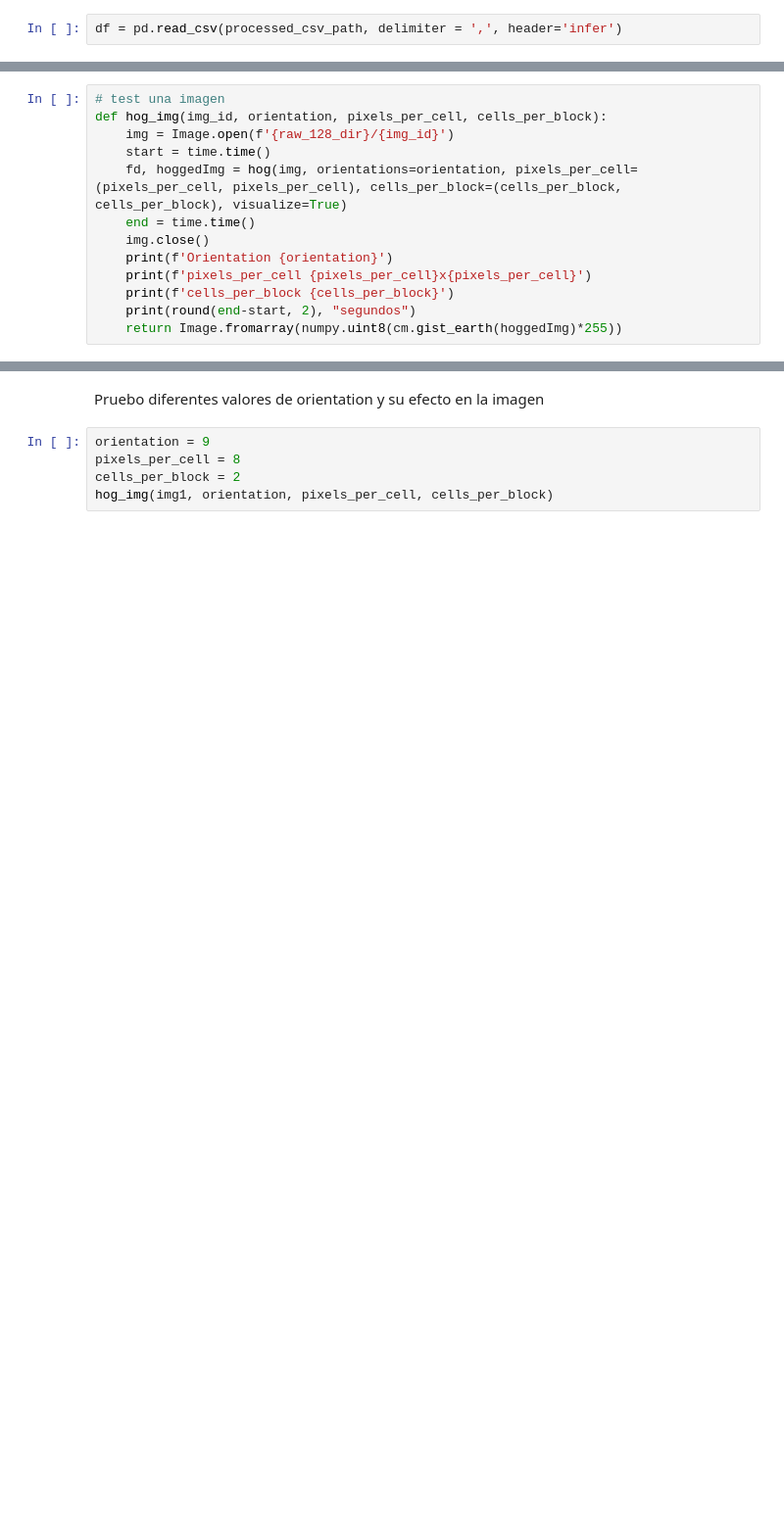
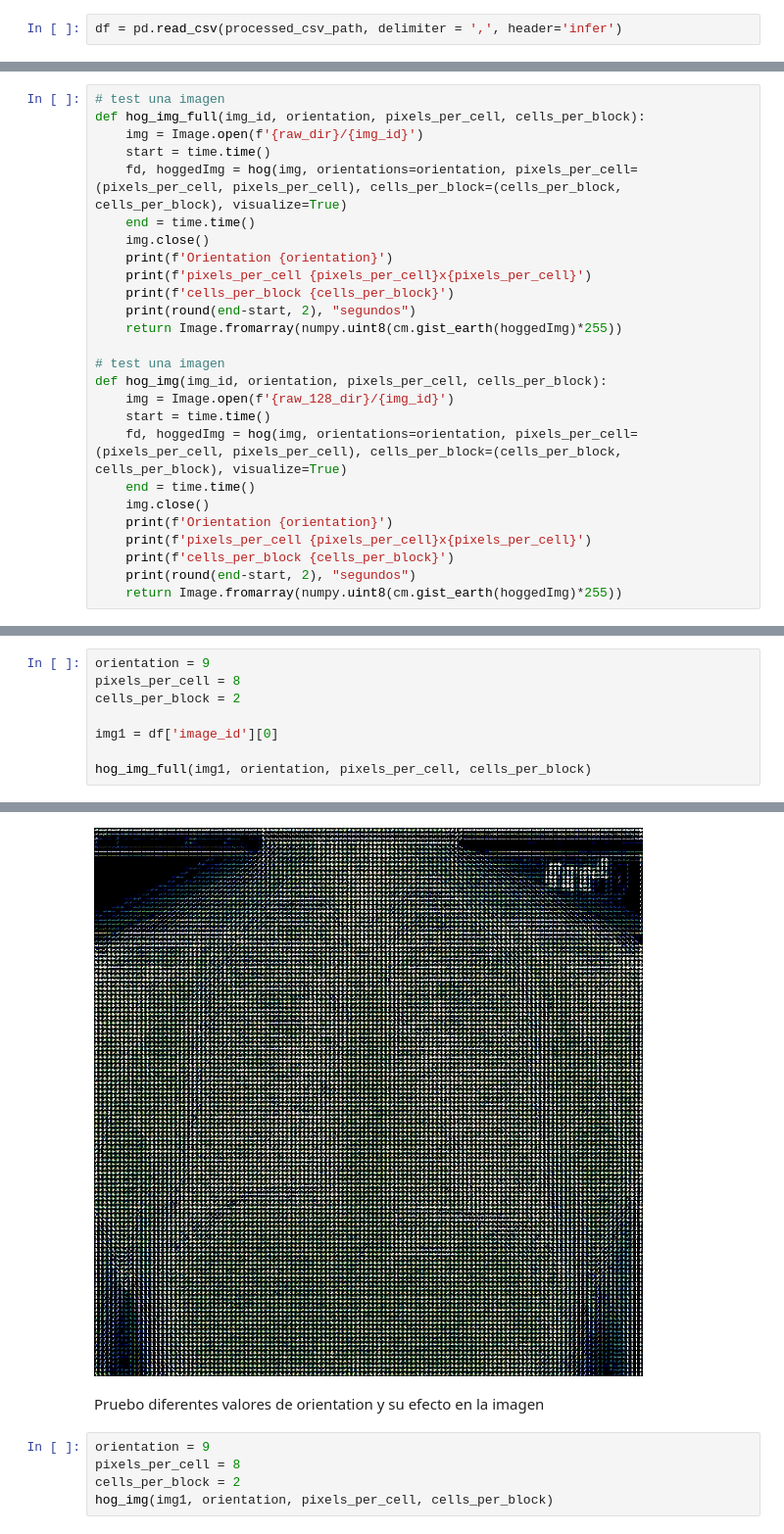
Before and after one commit to sebiglesias/tp_final_ECD, a Jupyter notebook: notebooks/hog.ipynb, the cells around one changed output, grey strips where cells are left out. Shown at 98% size. Cells and saved outputs as stored; diff of their text form; blank space fills up the shorter version.

```diff
--- a/notebooks/hog.ipynb
+++ b/notebooks/hog.ipynb
@@ -57,4 +85,17 @@ df.head(10)
 # %%
+# test una imagen
+def hog_img_full(img_id, orientation, pixels_per_cell, cells_per_block):
+    img = Image.open(f'{raw_dir}/{img_id}')
+    start = time.time()
+    fd, hoggedImg = hog(img, orientations=orientation, pixels_per_cell=(pixels_per_cell, pixels_per_cell), cells_per_block=(cells_per_block, cells_per_block), visualize=True)
+    end = time.time()
+    img.close()
+    print(f'Orientation {orientation}')
+    print(f'pixels_per_cell {pixels_per_cell}x{pixels_per_cell}')
+    print(f'cells_per_block {cells_per_block}')
+    print(round(end-start, 2), "segundos")
+    return Image.fromarray(numpy.uint8(cm.gist_earth(hoggedImg)*255))
+
 # test una imagen
 def hog_img(img_id, orientation, pixels_per_cell, cells_per_block):
     img = Image.open(f'{raw_128_dir}/{img_id}')
@@ -71,0 +111,9 @@ img1 = df['image_id'][0]
+# %%
+orientation = 9
+pixels_per_cell = 8
+cells_per_block = 2
+
+img1 = df['image_id'][0]
+
+hog_img_full(img1, orientation, pixels_per_cell, cells_per_block)
+# %% [output]
@@ -72,3 +124,4 @@ img1 = df['image_id'][0]
+[figure, added]
 # %% [markdown]
 Pruebo diferentes valores de orientation y su efecto en la imagen
 # %%
```
Also changed, not shown: parts of 29 cells of this notebook, 11 other files.
